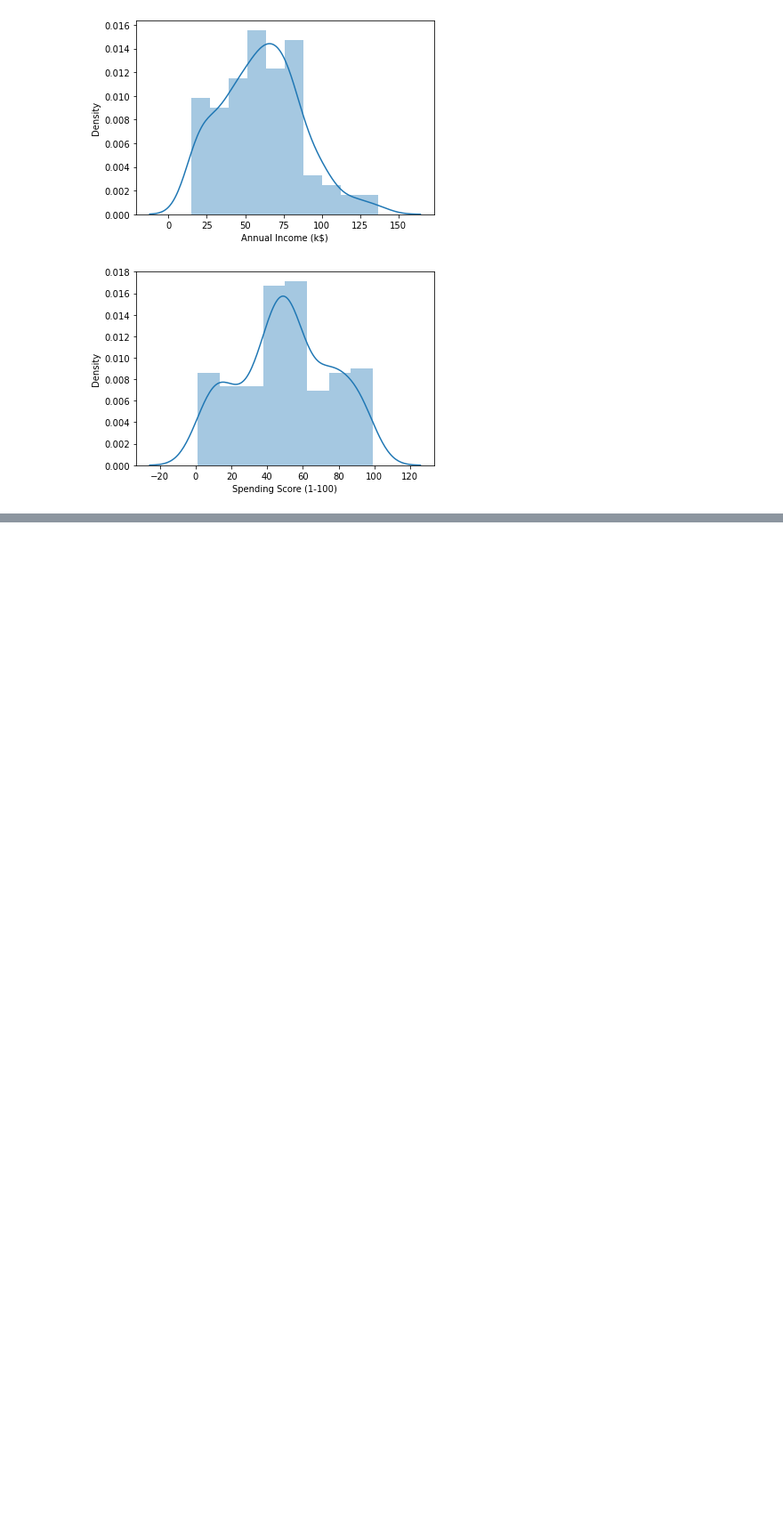
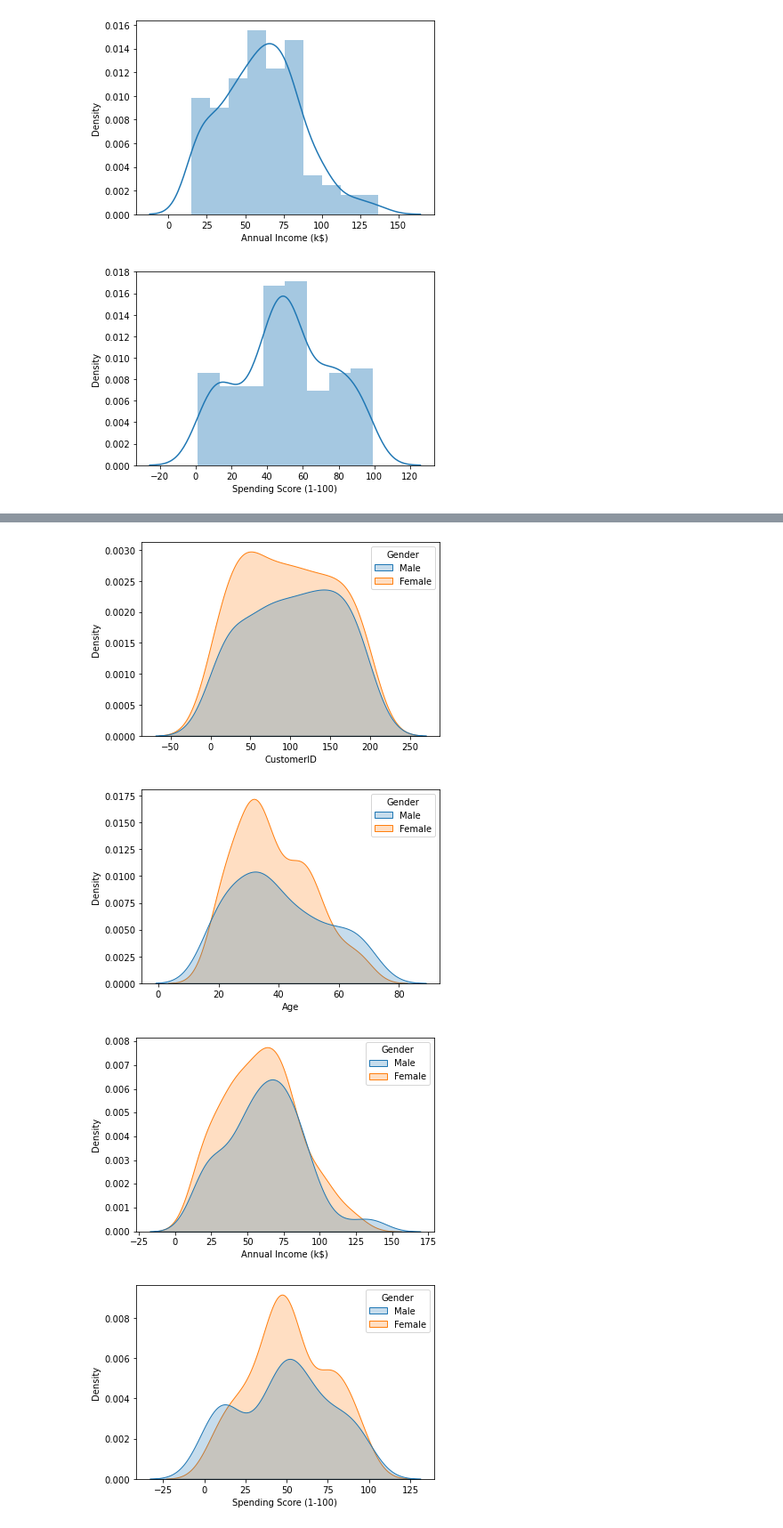
Before and after one commit to drigger091/Customer_segmentation-with-python, a Jupyter notebook: main.ipynb, the cells around one changed output, grey strips where cells are left out. Shown: that part at 89% size. Cells and saved outputs as stored; diff of their text form; code cells hidden in the pictures; blank space fills up the shorter version.

```diff
--- a/main.ipynb
+++ b/main.ipynb
@@ -87,0 +94,12 @@ for col in columns:
+# %%
+for col in df.columns:
+
+    if df[col].dtype != 'O':
+
+        plt.figure()
+        sns.kdeplot(df[col],shade= True,hue= df["Gender"])
+# %% [output]
+[figure, added]
+[figure, added]
+[figure, added]
+[figure, added]
```
Also changed, not shown: parts of 1 cell of this notebook.
